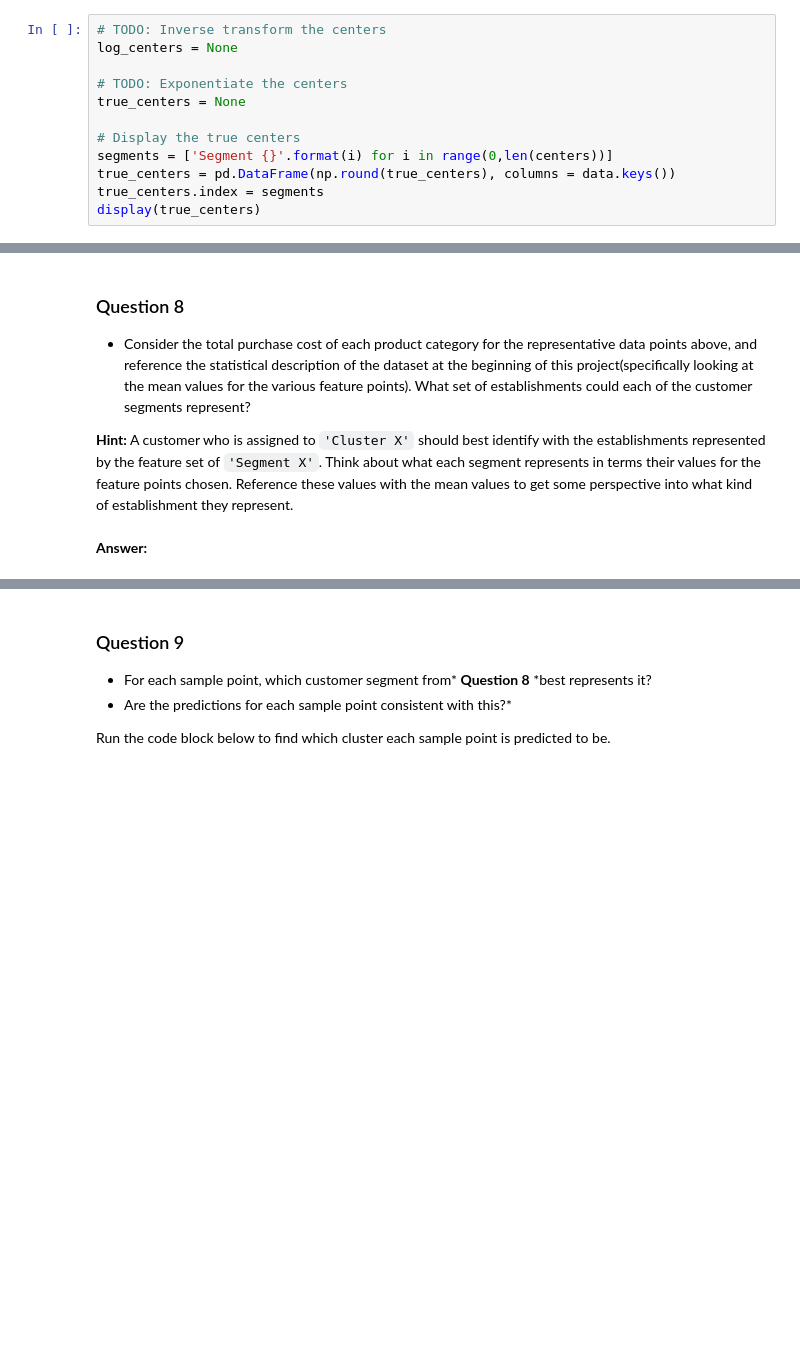
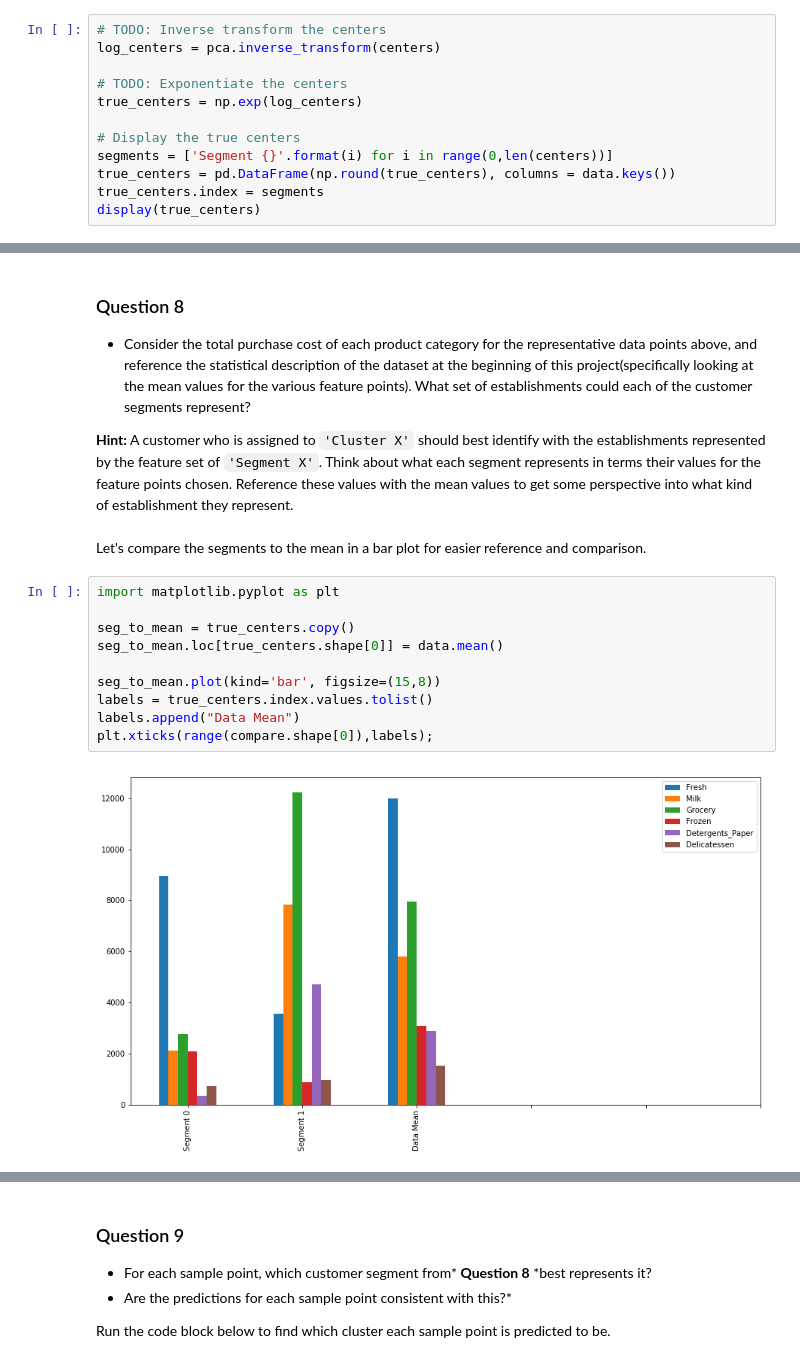
Before and after one commit to anthonybaker/mlnd_customer_segments, a Jupyter notebook: customer_segments.ipynb, the cells around one changed output, grey strips where cells are left out. Drawn from its saved outputs; the diff is of its cells as text; blank space fills up the shorter version.

```diff
--- a/customer_segments.ipynb
+++ b/customer_segments.ipynb
@@ -586,10 +612,10 @@ In the code block below, you will need to implement the following:
  - Apply the inverse function of `np.log` to `log_centers` using `np.exp` and assign the true centers to `true_centers`.
 # %%
 # TODO: Inverse transform the centers
-log_centers = None
+log_centers = pca.inverse_transform(centers)
 
 # TODO: Exponentiate the centers
-true_centers = None
+true_centers = np.exp(log_centers)
 
 # Display the true centers
 segments = ['Segment {}'.format(i) for i in range(0,len(centers))]
@@ -602,5 +632,17 @@ display(true_centers)
 * Consider the total purchase cost of each product category for the representative data points above, and reference the statistical description of the dataset at the beginning of this project(specifically looking at the mean values for the various feature points). What set of establishments could each of the customer segments represent?
 
 **Hint:** A customer who is assigned to `'Cluster X'` should best identify with the establishments represented by the feature set of `'Segment X'`. Think about what each segment represents in terms their values for the feature points chosen. Reference these values with the mean values to get some perspective into what kind of establishment they represent.
-# %% [markdown]
-**Answer:**
+# %% [markdown]
+Let's compare the segments to the mean in a bar plot for easier reference and comparison.
+# %%
+import matplotlib.pyplot as plt
+
+seg_to_mean = true_centers.copy()
+seg_to_mean.loc[true_centers.shape[0]] = data.mean()
+
+seg_to_mean.plot(kind='bar', figsize=(15,8))
+labels = true_centers.index.values.tolist()
+labels.append("Data Mean")
+plt.xticks(range(compare.shape[0]),labels);
+# %% [output]
+[figure, added]
```
Also changed, not shown: parts of 9 cells of this notebook.
